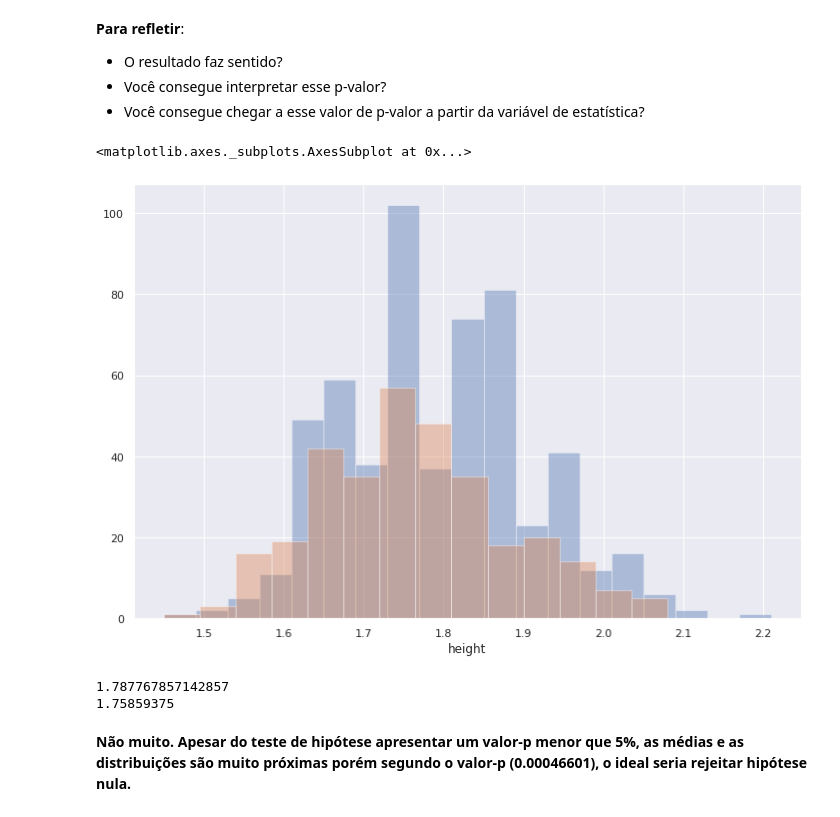
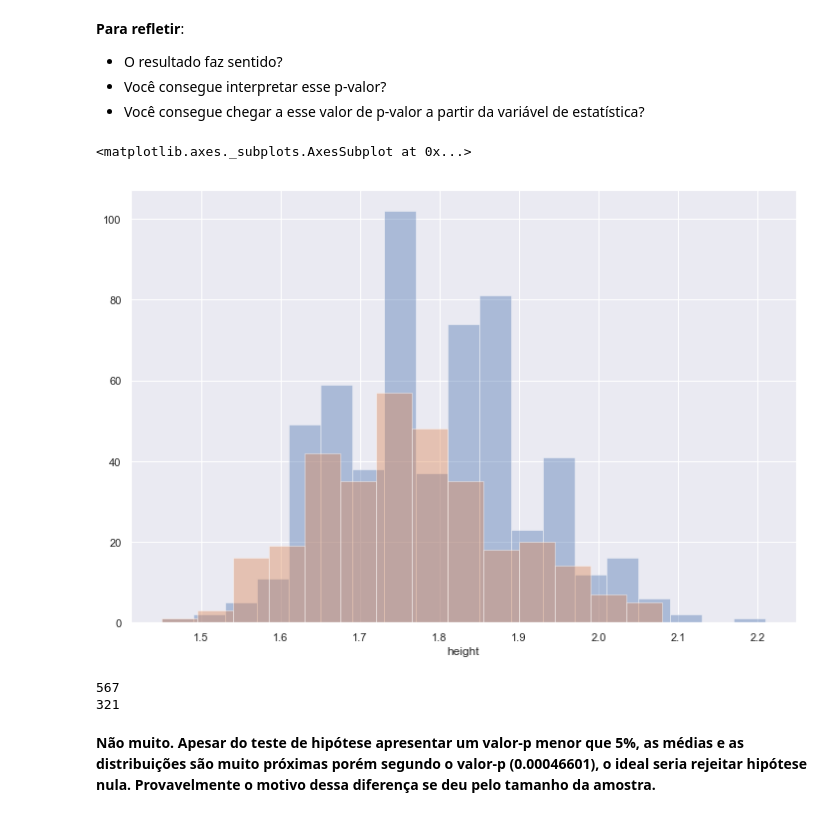
Before and after one commit to danvr/aceleradev-data-science, a Jupyter notebook: data-science-2/main.ipynb, the cells around one changed output. Cells and saved outputs as stored; diff of their text form; code cells hidden in the pictures.

```diff
--- a/data-science-2/main.ipynb
+++ b/data-science-2/main.ipynb
@@ -232,2 +230,4 @@ print(athletes[athletes.nationality=='USA']['height'].dropna().var())
+# %%
+bra, can, usa = [athletes[athletes['nationality'] == nation] for nation in ['BRA', 'CAN', 'USA']]
 # %%
 def q5():
@@ -285,16 +276,16 @@ __Para refletir__:
 * Você consegue interpretar esse p-valor?
 * Você consegue chegar a esse valor de p-valor a partir da variável de estatística?
 # %%
-sns.distplot(athletes[athletes.nationality=='USA']['height'],kde=False)
-sns.distplot(athletes[athletes.nationality=='CAN']['height'],kde=False)
+sns.distplot(usa['height'].dropna(),kde=False)
+sns.distplot(can['height'].dropna(),kde=False)
 # %% [output]
 <matplotlib.axes._subplots.AxesSubplot at 0x...>
-[figure, old version]
+[figure, new version]
-# %%
-print(athletes[athletes.nationality=='USA']['height'].mean())
-print(athletes[athletes.nationality=='CAN']['height'].mean())
-# %% [output]
-1.787767857142857
-1.75859375
+# %%
+print(len(usa['height']))
+print(len(can['height']))
+# %% [output]
+567
+321
 # %% [markdown]
-**Não muito. Apesar do teste de hipótese apresentar um valor-p menor que 5%, as médias e as distribuições são muito próximas porém segundo o valor-p (0.00046601), o ideal seria rejeitar hipótese nula.**
+**Não muito. Apesar do teste de hipótese apresentar um valor-p menor que 5%, as médias e as distribuições são muito próximas porém segundo o valor-p (0.00046601), o ideal seria rejeitar hipótese nula. Provavelmente o motivo dessa diferença se deu pelo tamanho da amostra.**
```
Also changed, not shown: parts of 12 cells of this notebook.
